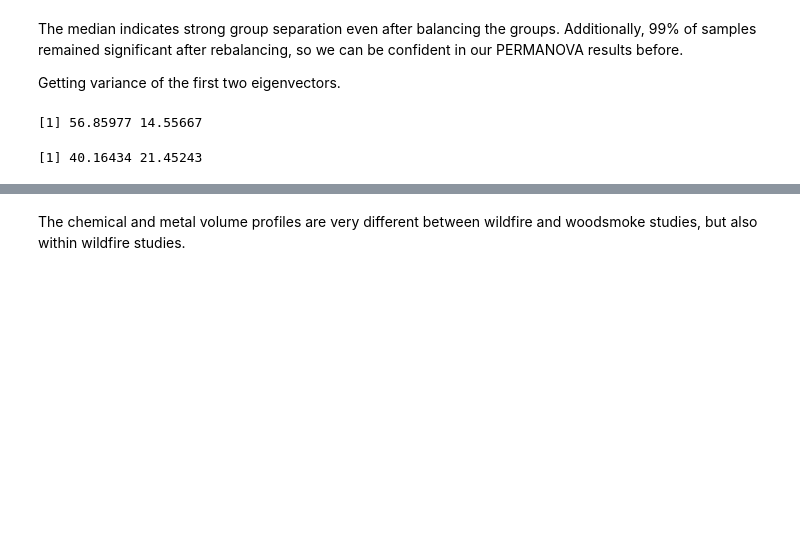
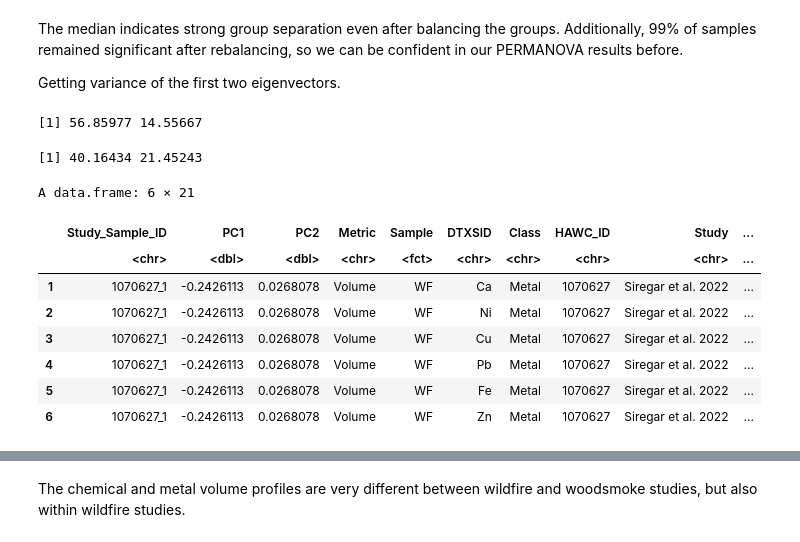
Before and after one commit to UNC-CEMALB/P1015.-Wildfire_Suffcient_Similiarity, a Jupyter notebook: 2. Cluster Analysis/PCoA.ipynb, the cells around one changed output, grey strips where cells are left out. Cells and saved outputs as stored; diff of their text form; code cells hidden in the pictures; blank space fills up the shorter version.

```diff
--- a/2. Cluster Analysis/PCoA.ipynb
+++ b/2. Cluster Analysis/PCoA.ipynb
@@ -365,3 +366,16 @@ variance_percentage_weight[1:2]
+# %%
+#pcoa_vol_df$Sample = factor(pcoa_vol_df$Sample, levels = c('WS', "WF"))
+head(pcoa_vol_df)
+# %% [output]
+A data.frame: 6 × 21
+|  | Study_Sample_ID | PC1 | PC2 | Metric | Sample | DTXSID | Class | HAWC_ID | Study | ... |
+|  | <chr> | <dbl> | <dbl> | <chr> | <fct> | <chr> | <chr> | <chr> | <chr> | ... |
+| 1 | 1070627_1 | -0.2426113 | 0.0268078 | Volume | WF | Ca | Metal | 1070627 | Siregar et al. 2022 | ... |
+| 2 | 1070627_1 | -0.2426113 | 0.0268078 | Volume | WF | Ni | Metal | 1070627 | Siregar et al. 2022 | ... |
+| 3 | 1070627_1 | -0.2426113 | 0.0268078 | Volume | WF | Cu | Metal | 1070627 | Siregar et al. 2022 | ... |
+| 4 | 1070627_1 | -0.2426113 | 0.0268078 | Volume | WF | Pb | Metal | 1070627 | Siregar et al. 2022 | ... |
+| 5 | 1070627_1 | -0.2426113 | 0.0268078 | Volume | WF | Fe | Metal | 1070627 | Siregar et al. 2022 | ... |
+| 6 | 1070627_1 | -0.2426113 | 0.0268078 | Volume | WF | Zn | Metal | 1070627 | Siregar et al. 2022 | ... |
 # %%
 options(repr.plot.width=10, repr.plot.height=7) #changing size
 vol_pca_figure = ggplot() +
```
Also changed, not shown: parts of 15 cells of this notebook.
